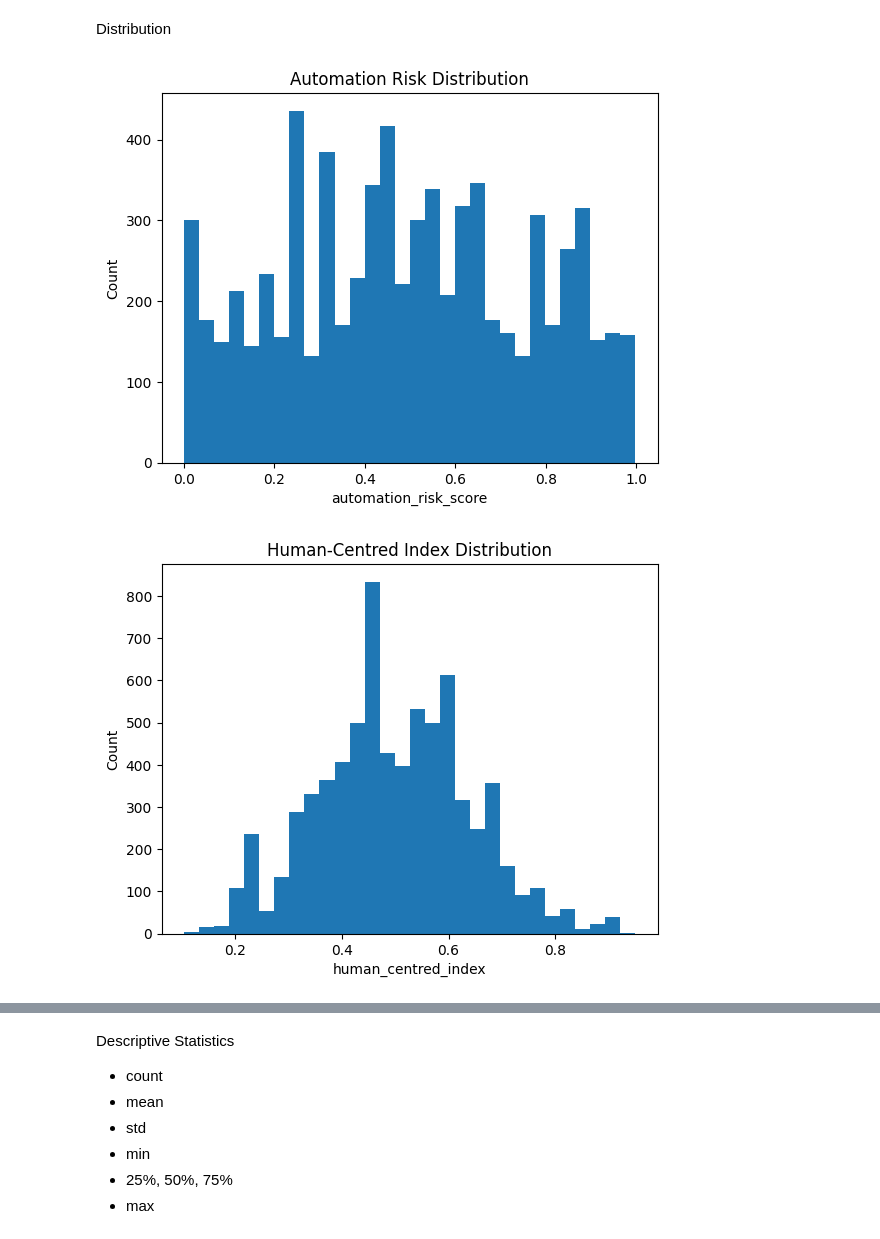
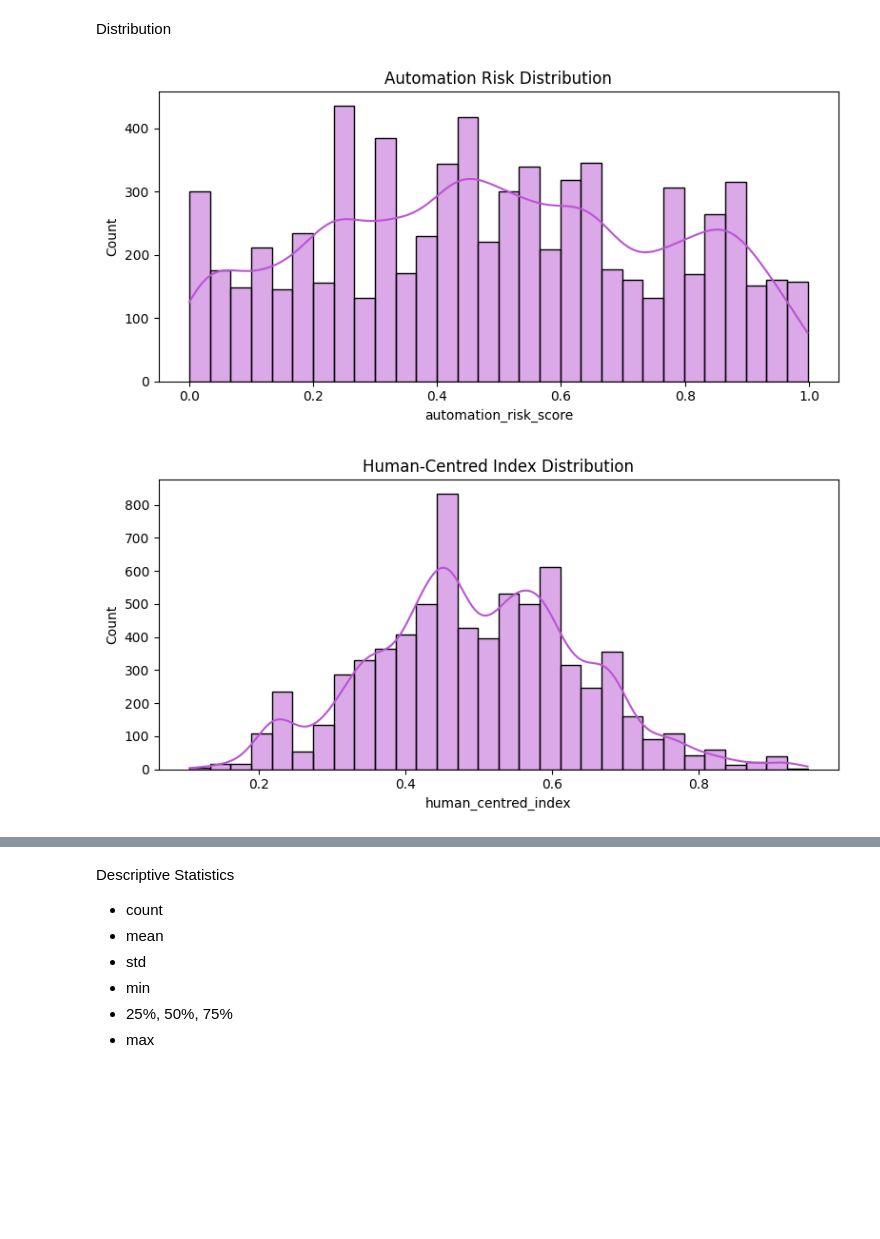
Before and after one commit to sunnyjandu/AI_and_the_Future_of_Work_and_Learning, a Jupyter notebook: jupyter_notebooks/full_analytic_flow.ipynb, the cells around one changed output, grey strips where cells are left out. Drawn from its saved outputs; the diff is of its cells as text; code cells hidden in the pictures; blank space fills up the shorter version.

Commit message:
improved visuals

```diff
--- a/jupyter_notebooks/full_analytic_flow.ipynb
+++ b/jupyter_notebooks/full_analytic_flow.ipynb
@@ -182,18 +183,20 @@ df_posting["human_centred_index"] = df_posting[scaled_cols].mean(axis=1)
 Distribution
 # %%
 
-def plot_hist(series, title, xlabel):
+def plot_dist(series, title, xlabel):
     series = series.dropna()
-    plt.figure()
-    plt.hist(series, bins=30)
+    plt.figure(figsize=(8,4))
+    sns.histplot(series, bins=30, kde=True, color='mediumorchid')  # pink/purple tone
     plt.title(title)
     plt.xlabel(xlabel)
     plt.ylabel("Count")
+    plt.tight_layout()
     plt.show()
 
-plot_hist(df_posting["automation_risk_score"], "Automation Risk Distribution", "automation_risk_score")
-plot_hist(df_posting["human_centred_index"], "Human-Centred Index Distribution", "human_centred_index")
-plot_hist(df_posting["job_growth_rate"], "Job Growth Rate Distribution", "job_growth_rate")
+# Plot distributions using seaborn for cleaner visuals
+plot_dist(df_posting["automation_risk_score"], "Automation Risk Distribution", "automation_risk_score")
+plot_dist(df_posting["human_centred_index"], "Human-Centred Index Distribution", "human_centred_index")
+plot_dist(df_posting["job_growth_rate"], "Job Growth Rate Distribution", "job_growth_rate")
 # %% [output]
-[figure, old version]
+[figure, new version]
-[figure, old version]
+[figure, new version]
```
Also changed, not shown: parts of 7 cells of this notebook, 5 other files.
